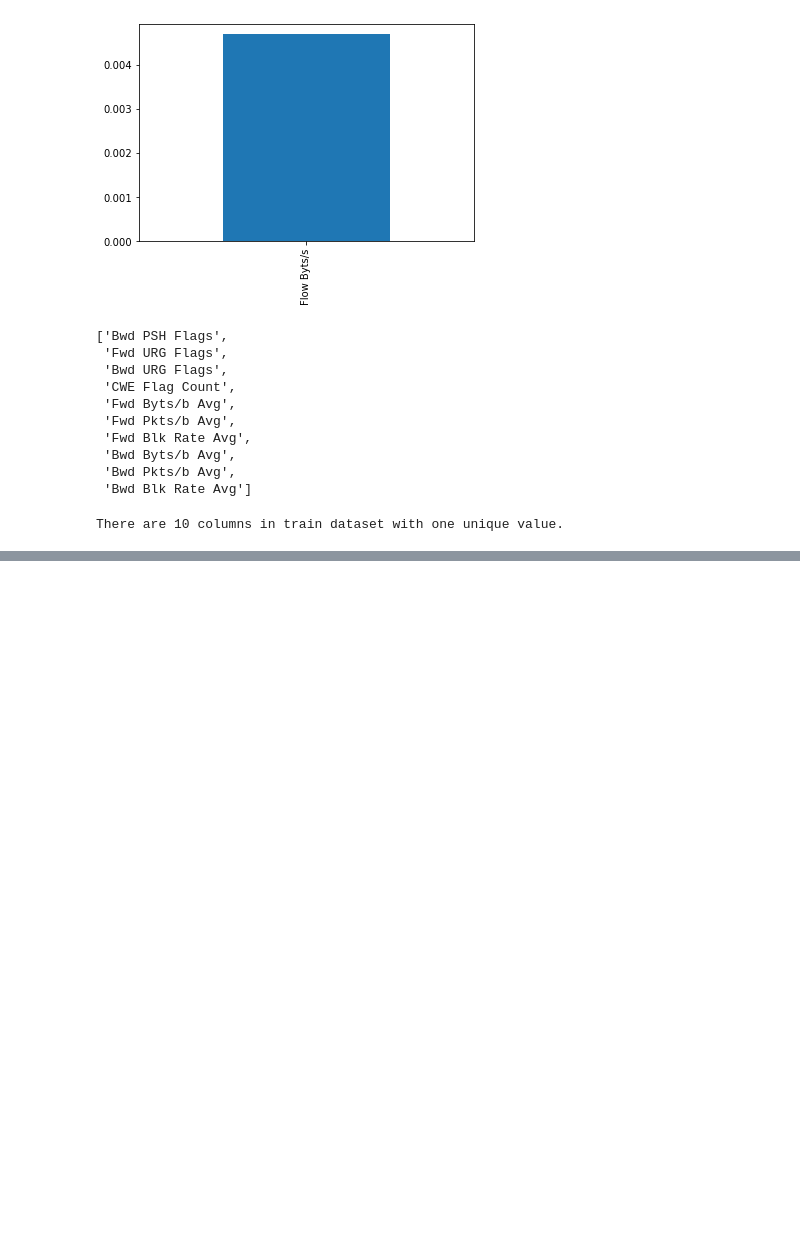
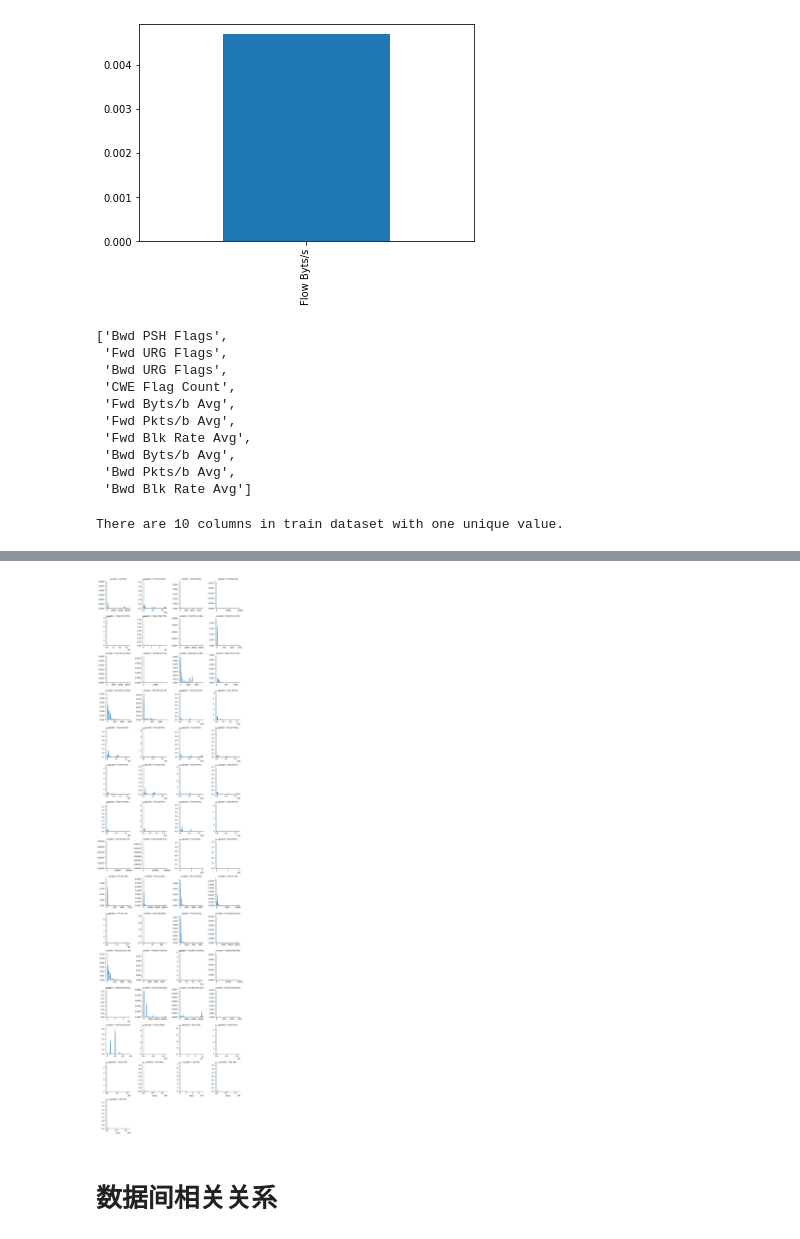
Before and after one commit to Bil369/IDS2018-DDoS-Traffic-Classify, a Jupyter notebook: EDA.ipynb, the cells around one changed output, grey strips where cells are left out. Saved outputs shown, nothing was run; the diff lists cells and outputs as text; code cells hidden in the pictures; blank space fills up the shorter version.

```diff
--- a/EDA.ipynb
+++ b/EDA.ipynb
@@ -125,0 +130,3 @@ There are 10 columns in train dataset with one unique value.
+# %%
+numerical_fea = list(data.select_dtypes(exclude=['object']).columns)
+category_fea = list(filter(lambda x: x not in numerical_fea, list(data.columns)))
@@ -125,0 +187,12 @@ There are 10 columns in train dataset with one unique value.
+# %%
+def get_numerical_serial_fea(data, feas):
+    numerical_serial_fea = []
+    numerical_noserial_fea = []
+    for fea in feas:
+        temp = data[fea].nunique()
+        if temp <= 10:
+            numerical_noserial_fea.append(fea)
+        else:
+            numerical_serial_fea.append(fea)
+    return numerical_serial_fea, numerical_noserial_fea
+numerical_serial_fea, numerical_noserial_fea = get_numerical_serial_fea(data, numerical_fea)
@@ -125,0 +241,3 @@ There are 10 columns in train dataset with one unique value.
+# %%
+for fea in numerical_noserial_fea:
+    print(data[fea].value_counts())
@@ -125,0 +262,3 @@ There are 10 columns in train dataset with one unique value.
+# %%
+for fea in category_fea:
+    print(data[fea].value_counts())
@@ -125,0 +289,8 @@ There are 10 columns in train dataset with one unique value.
+# %%
+f = pd.melt(data, value_vars=[fea for fea in numerical_serial_fea if fea not in ['Flow Byts/s', 'Flow Pkts/s']])
+g = sns.FacetGrid(f, col="variable", col_wrap=4, sharex=False, sharey=False)
+g = g.map(sns.distplot, "value")
+# %% [output]
+[figure, added]
+# %% [markdown]
+# 数据间相关关系
```
Also changed, not shown: parts of 16 cells of this notebook.
